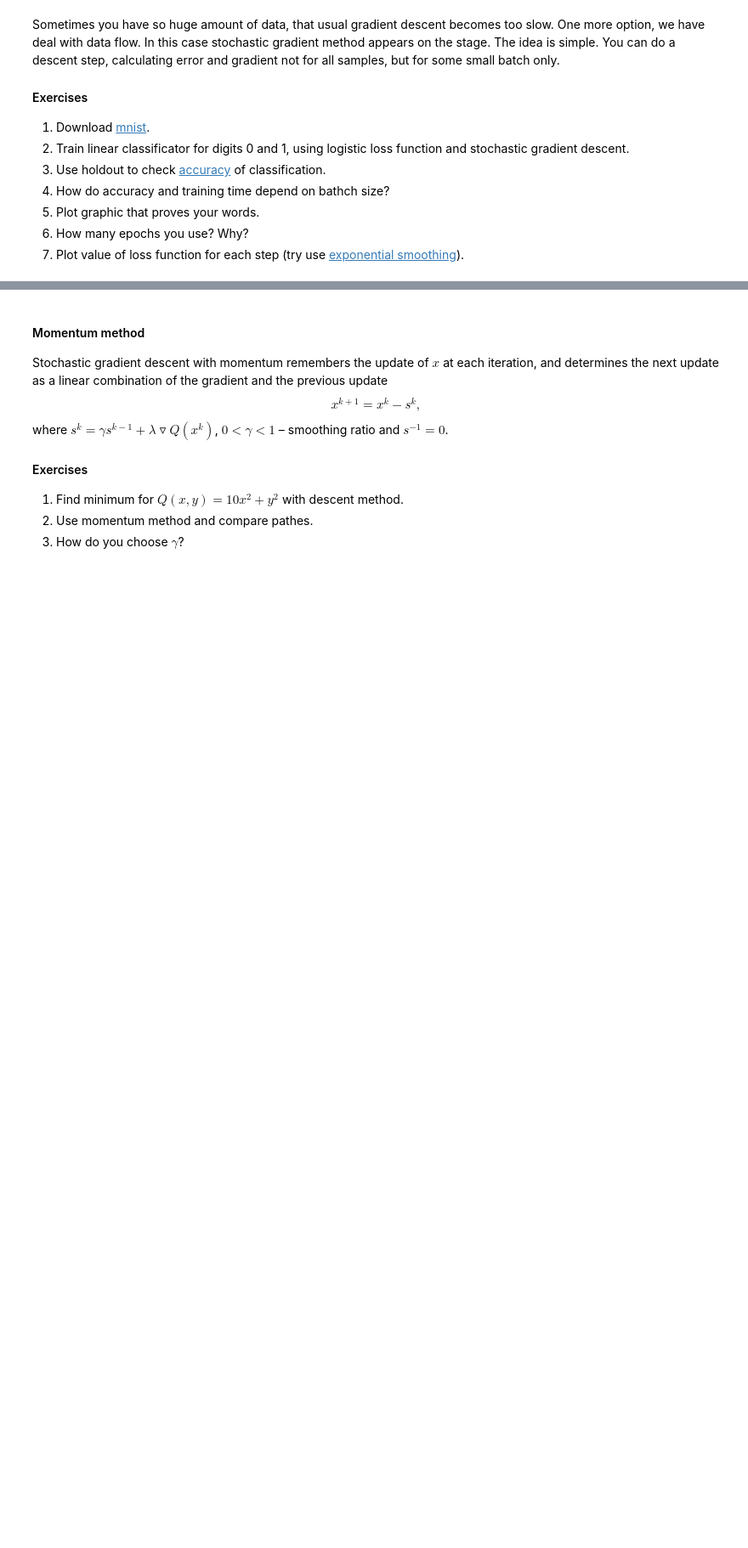
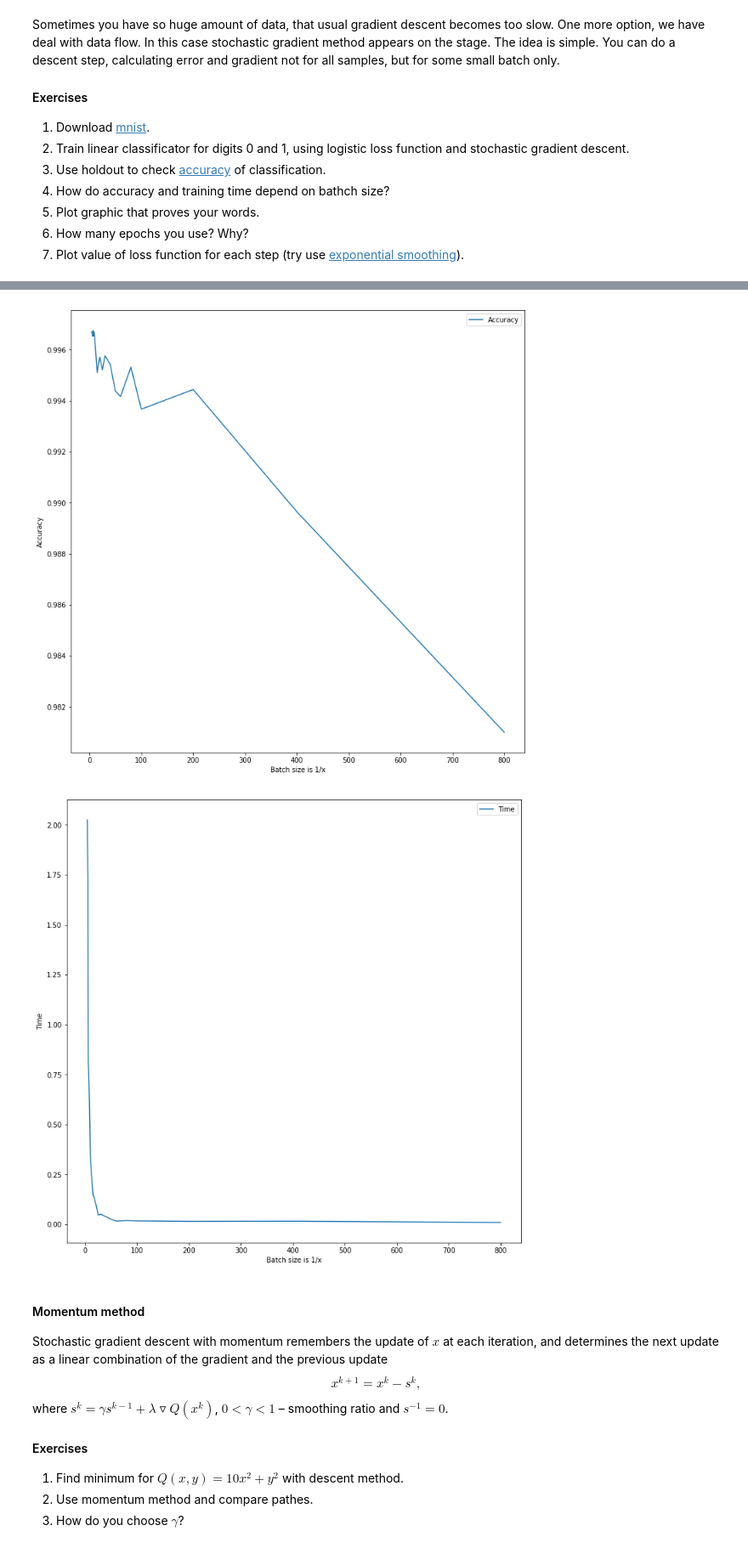
Before and after one commit to dgradoboev/Sonia, a Jupyter notebook: labs/lab-1.ipynb, the cells around one changed output, grey strips where cells are left out. Shown at 85% size. Saved outputs shown, nothing was run; the diff lists cells and outputs as text; code cells hidden in the pictures; blank space fills up the shorter version.

```diff
--- a/labs/lab-1.ipynb
+++ b/labs/lab-1.ipynb
@@ -564,3 +564,17 @@ Sometimes you have so huge amount of data, that usual gradient descent becomes t
 5. Plot graphic that proves your words.
 6. How many epochs you use? Why?
 7. Plot value of loss function for each step (try use [exponential smoothing](https://en.wikipedia.org/wiki/Exponential_smoothing)).
+# %%
+import pandas as pd
+
+allData = pd.read_csv('train.csv', sep=',')
+# %%
+data = allData[allData['label'] <= 1]
+
+trainData = np.array(data[:7000])
+trainRes = trainData[:, 0]
+trainData = trainData[:, 1:]
+
+testData = np.array(data[7000:])
+testRes = testData[:, 0]
+testData = testData[:, 1:]
@@ -566,0 +621,14 @@ Sometimes you have so huge amount of data, that usual gradient descent becomes t
+# %%
+checkRange = [4, 5, 6, 7, 8, 9, 10, 15, 20, 25, 30, 40, 50, 60, 80, 100, 200, 400, 800]
+plotData = []
+for i in checkRange:
+    avgT = 0
+    avgAcc = 0
+    for j in range(10):
+        tmpT, tmpAcc = SGD(i, trainData, trainRes, testData, testRes)
+        avgT += tmpT
+        avgAcc += tmpAcc
+    avgT /= 10
+    avgAcc /= 10
+    plotData.append([i, avgAcc, avgT])
+    print("Batch size = 1/", i, " Accuracy = ", avgAcc, " Time = ", avgT,sep='')
@@ -567,3 +655,21 @@ Sometimes you have so huge amount of data, that usual gradient descent becomes t
+# %%
+plotData = np.array(plotData)
+plt.figure(figsize=(12,12))
+plt.plot(plotData[:, 0], plotData[:, 1], label="Accuracy")
+plt.legend()
+plt.ylabel('Accuracy')
+plt.xlabel('Batch size is 1/x')
+plt.show()
+
+plt.figure(figsize=(12,12))
+plt.plot(plotData[:, 0], plotData[:, 2], label="Time")
+plt.legend()
+plt.ylabel('Time')
+plt.xlabel('Batch size is 1/x')
+plt.show()
+# %% [output]
+[figure, added]
+[figure, added]
 # %% [markdown]
 #### Momentum method
 Stochastic gradient descent with momentum remembers the update of $x$ at each iteration, and determines the next update as a linear combination of the gradient and the previous update
```
Also changed, not shown: parts of 12 cells of this notebook.
